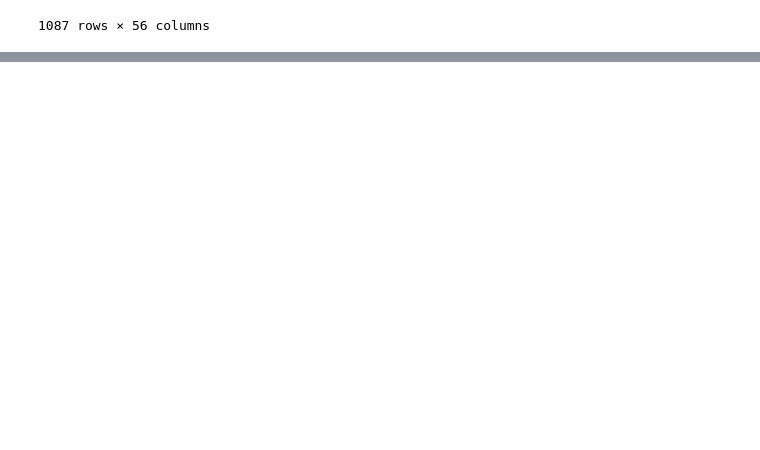
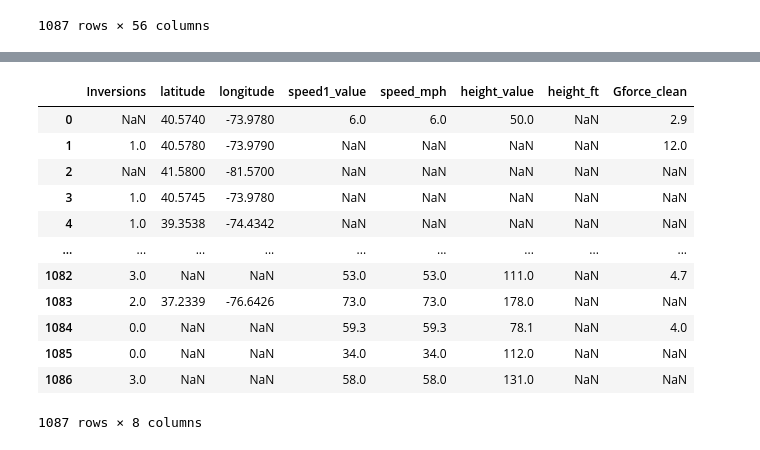
Before and after one commit to krasigarev/Exploratory-Data-Analysis-in-Pandas, a Jupyter notebook: EDA_project_2.ipynb, the cells around one changed output, grey strips where cells are left out. Drawn from its saved outputs; the diff is of its cells as text; code cells hidden in the pictures; blank space fills up the shorter version.

```diff
--- a/EDA_project_2.ipynb
+++ b/EDA_project_2.ipynb
@@ -7,3 +14,6 @@ import pandas as pd
+# %%
+plt.style.use('ggplot')
+pd.set_option('display.max_columns', 200)
 # %%
 df = pd.read_csv('./data/coaster_db.csv')
 df
@@ -23,0 +85,16 @@ df
+# %%
+df.select_dtypes(include='float64')
+# %% [output]
+|  | Inversions | latitude | longitude | speed1_value | speed_mph | height_value | height_ft | Gforce_clean |
+| 0 | NaN | 40.5740 | -73.9780 | 6.0 | 6.0 | 50.0 | NaN | 2.9 |
+| 1 | 1.0 | 40.5780 | -73.9790 | NaN | NaN | NaN | NaN | 12.0 |
+| 2 | NaN | 41.5800 | -81.5700 | NaN | NaN | NaN | NaN | NaN |
+| 3 | 1.0 | 40.5745 | -73.9780 | NaN | NaN | NaN | NaN | NaN |
+| 4 | 1.0 | 39.3538 | -74.4342 | NaN | NaN | NaN | NaN | NaN |
+| ... | ... | ... | ... | ... | ... | ... | ... | ... |
+| 1082 | 3.0 | NaN | NaN | 53.0 | 53.0 | 111.0 | NaN | 4.7 |
+| 1083 | 2.0 | 37.2339 | -76.6426 | 73.0 | 73.0 | 178.0 | NaN | NaN |
+| 1084 | 0.0 | NaN | NaN | 59.3 | 59.3 | 78.1 | NaN | 4.0 |
+| 1085 | 0.0 | NaN | NaN | 34.0 | 34.0 | 112.0 | NaN | NaN |
+| 1086 | 3.0 | NaN | NaN | 58.0 | 58.0 | 131.0 | NaN | NaN |
+1087 rows × 8 columns
```
Also changed, not shown: parts of 21 cells of this notebook.
